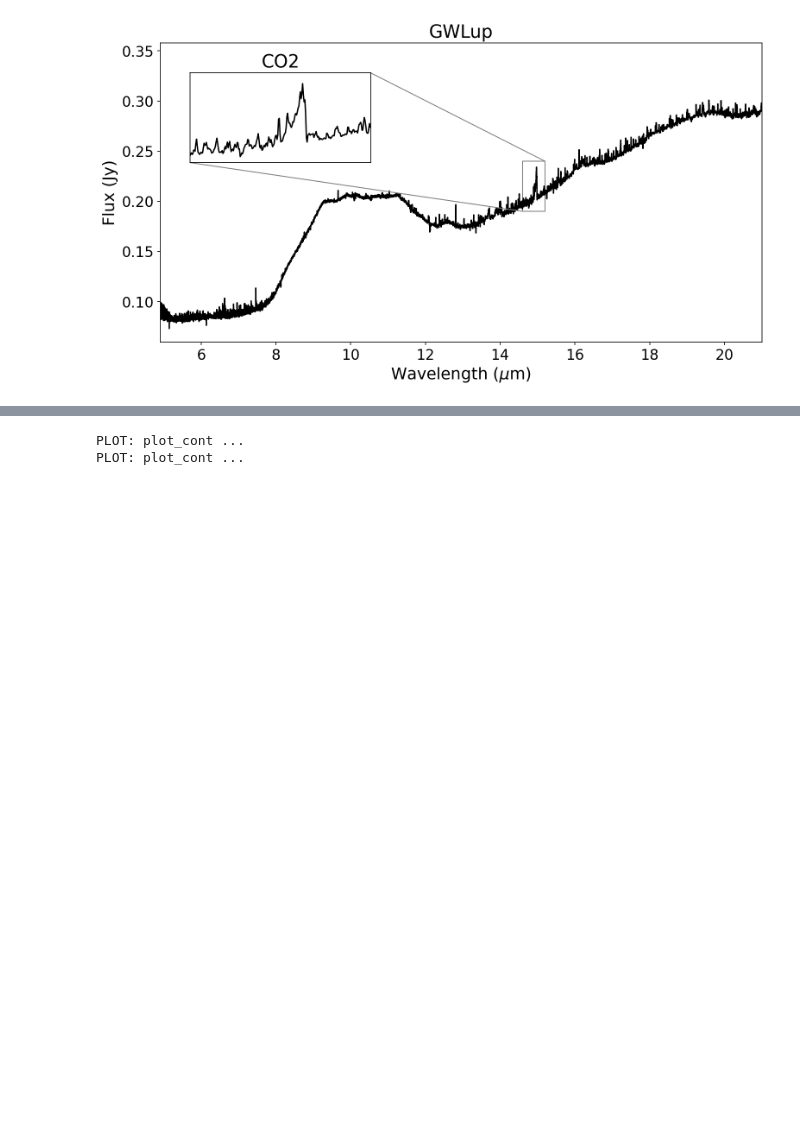
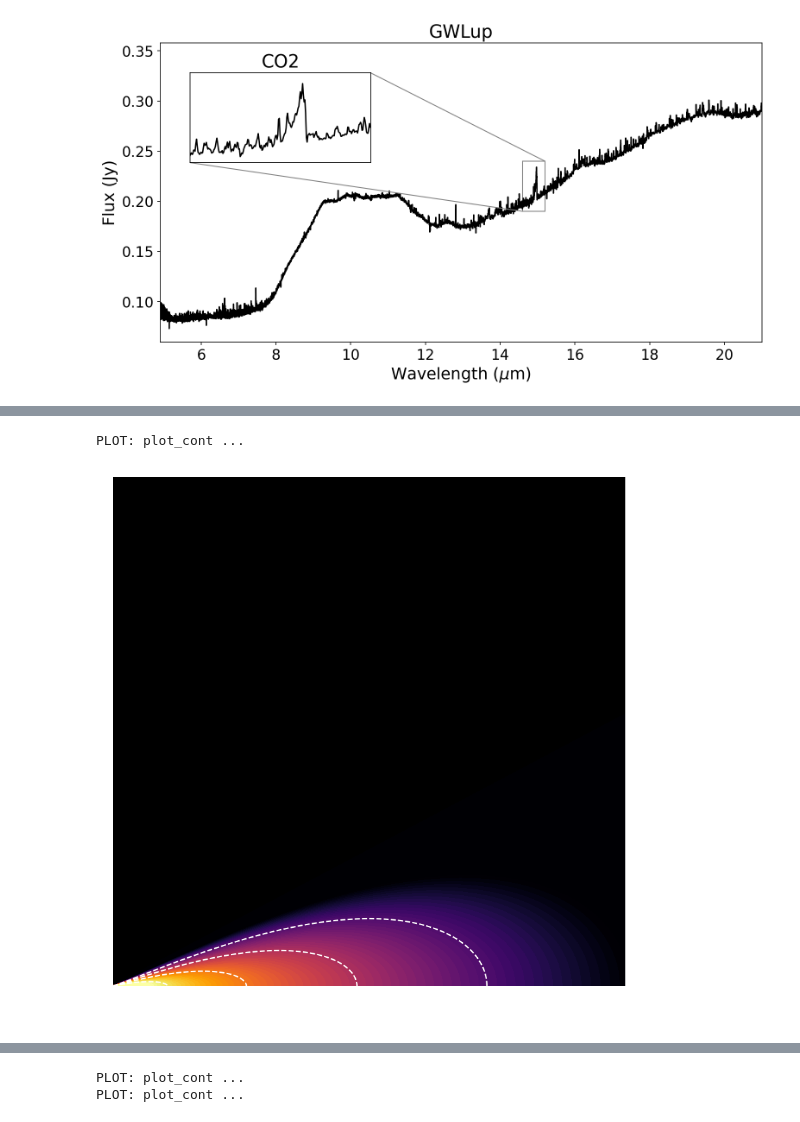
Before and after one commit to nielsklerk/BRP, a Jupyter notebook: PresentationFigures.ipynb, the cells around one changed output, grey strips where cells are left out. Drawn from its saved outputs; the diff is of its cells as text; code cells hidden in the pictures; blank space fills up the shorter version.

```diff
--- a/PresentationFigures.ipynb
+++ b/PresentationFigures.ipynb
@@ -270,0 +348,41 @@ with open('ProDiMoData1000_N.pkl', 'rb') as f:
+# %%
+for i, model in enumerate(models):
+    if i != 12:
+        continue
+          # Set axes (plot area) background
+    pp = pplot.Plot(None)
+    constyle = {
+        "cmap": "inferno",
+        "extend": "both",
+        "cb_format": "%.1f",
+        "zlim": [1e-18, 3.e-12],
+        "ylim": [0, 300],
+        "xlim": [0, 300]
+    }
+
+    # Create just one plot
+    fig, ax = plt.subplots(figsize=(6, 6))
+
+    # Set black background
+    fig.patch.set_facecolor('white')
+    ax.set_facecolor('black')
+    ax.tick_params(colors='white')
+
+    # Remove all spines and ticks
+    for spine in ax.spines.values():
+        spine.set_visible(False)
+    ax.set_xticks([])
+    ax.set_yticks([])
+
+
+    # Plot original (unflipped)
+    pp.plot_cont(model, model.rhog, ax=ax, label=r"log $\rho$ [g cm$^{-3}$]",
+                 zr=False, xlog=False, **constyle, showcb=False)
+    ax.set_xlabel(r'')
+    ax.set_ylabel(r'')
+    plt.tight_layout()
+    plt.savefig("Figures/SingleQuadrant.jpg", bbox_inches='tight', facecolor=fig.get_facecolor())
+    plt.show()
+# %% [output]
+PLOT: plot_cont ...
+[figure, added]
```
Also changed, not shown: parts of 4 cells of this notebook, 4 other files.
